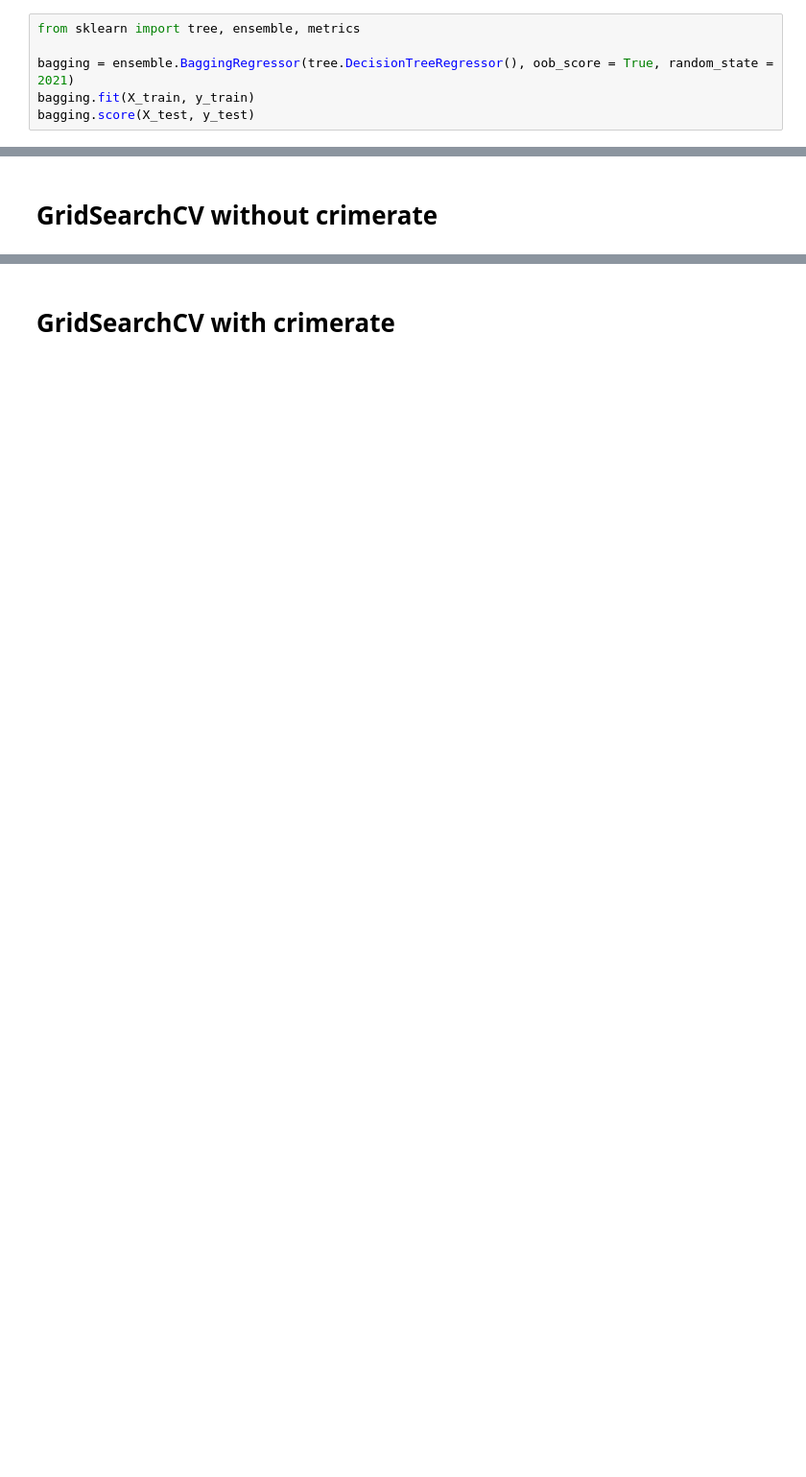
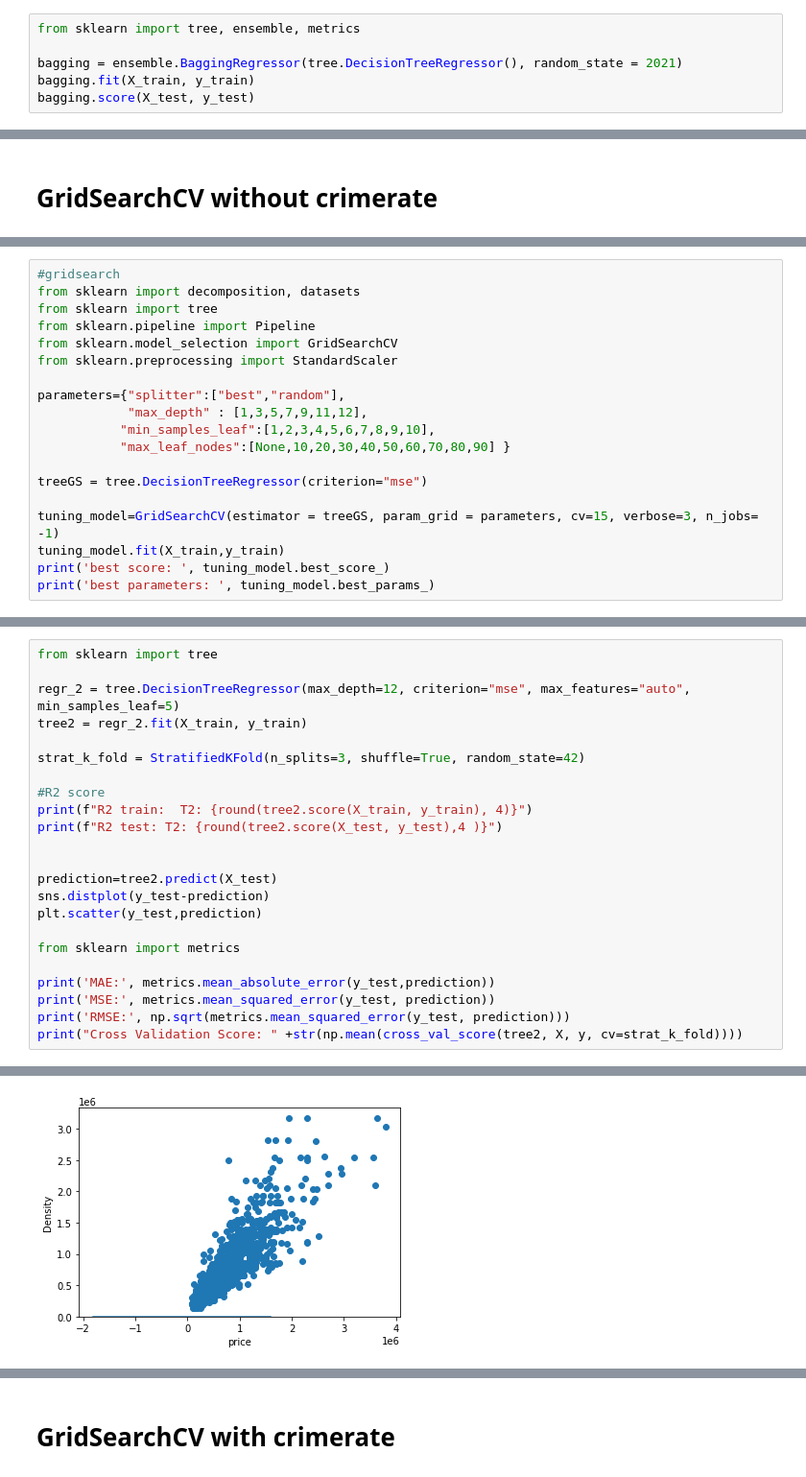
Before and after one commit to dvh549/Machine_Learning, a Jupyter notebook: House Sales Prediction - Decision Tree.ipynb, the cells around one changed output, grey strips where cells are left out. Shown at 96% size. Cells and saved outputs as stored; diff of their text form; blank space fills up the shorter version.

```diff
--- a/House Sales Prediction - Decision Tree.ipynb
+++ b/House Sales Prediction - Decision Tree.ipynb
@@ -386,7 +392,7 @@ RMSE: 157187.46463021912
 # %%
 from sklearn import tree, ensemble, metrics
 
-bagging = ensemble.BaggingRegressor(tree.DecisionTreeRegressor(), oob_score = True, random_state = 2021)
+bagging = ensemble.BaggingRegressor(tree.DecisionTreeRegressor(), random_state = 2021)
 bagging.fit(X_train, y_train)
 bagging.score(X_test, y_test)
 # %% [output]
@@ -510,0 +541,19 @@ Fitting 3 folds for each of 1400 candidates, totalling 4200 fits
+# %%
+#gridsearch
+from sklearn import decomposition, datasets
+from sklearn import tree
+from sklearn.pipeline import Pipeline
+from sklearn.model_selection import GridSearchCV
+from sklearn.preprocessing import StandardScaler
+
+parameters={"splitter":["best","random"],
+            "max_depth" : [1,3,5,7,9,11,12],
+           "min_samples_leaf":[1,2,3,4,5,6,7,8,9,10],
+           "max_leaf_nodes":[None,10,20,30,40,50,60,70,80,90] }
+
+treeGS = tree.DecisionTreeRegressor(criterion="mse")
+
+tuning_model=GridSearchCV(estimator = treeGS, param_grid = parameters, cv=15, verbose=3, n_jobs= -1)
+tuning_model.fit(X_train,y_train)
+print('best score: ', tuning_model.best_score_)
+print('best parameters: ', tuning_model.best_params_)
@@ -510,0 +566,24 @@ Fitting 3 folds for each of 1400 candidates, totalling 4200 fits
+# %%
+from sklearn import tree
+
+regr_2 = tree.DecisionTreeRegressor(max_depth=12, criterion="mse", max_features="auto", min_samples_leaf=5)
+tree2 = regr_2.fit(X_train, y_train)
+
+strat_k_fold = StratifiedKFold(n_splits=3, shuffle=True, random_state=42)
+
+#R2 score
+print(f"R2 train:  T2: {round(tree2.score(X_train, y_train), 4)}")
+print(f"R2 test: T2: {round(tree2.score(X_test, y_test),4 )}")
+
+
+prediction=tree2.predict(X_test)
+sns.distplot(y_test-prediction)
+plt.scatter(y_test,prediction)
+
+from sklearn import metrics
+
+print('MAE:', metrics.mean_absolute_error(y_test,prediction))
+print('MSE:', metrics.mean_squared_error(y_test, prediction))
+print('RMSE:', np.sqrt(metrics.mean_squared_error(y_test, prediction)))
+print("Cross Validation Score: " +str(np.mean(cross_val_score(tree2, X, y, cv=strat_k_fold))))
+# %% [output]
@@ -510,0 +596 @@ Fitting 3 folds for each of 1400 candidates, totalling 4200 fits
+[figure, added]
```
Also changed, not shown: parts of 30 cells of this notebook.
